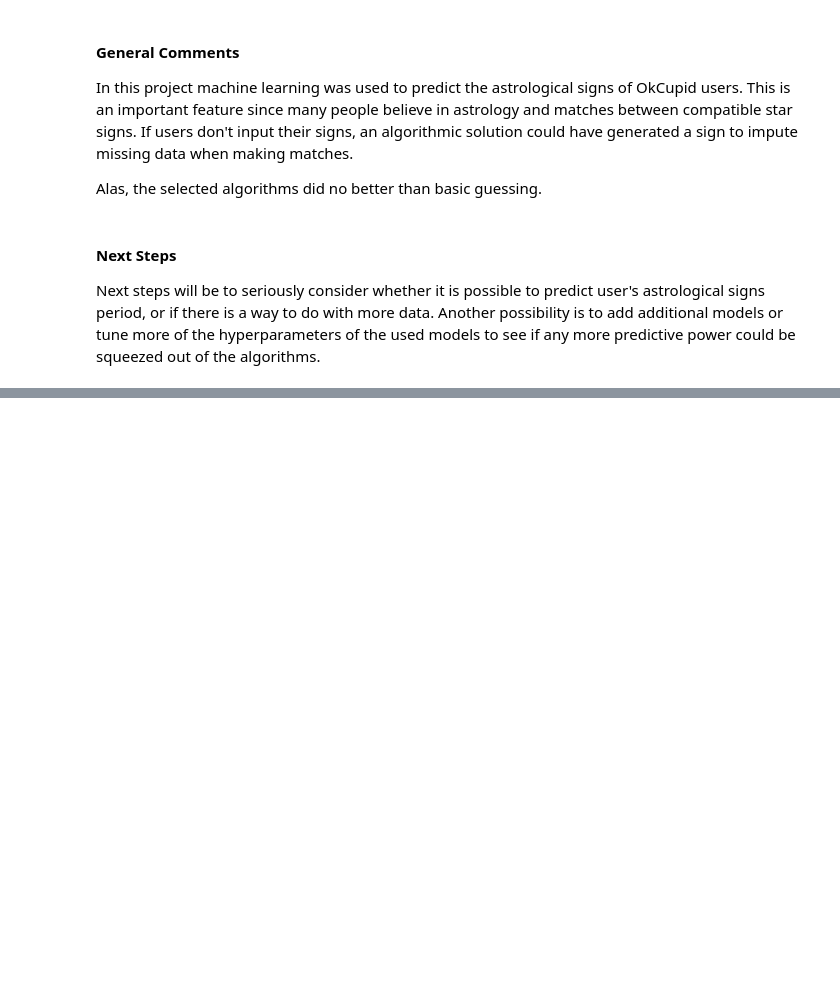
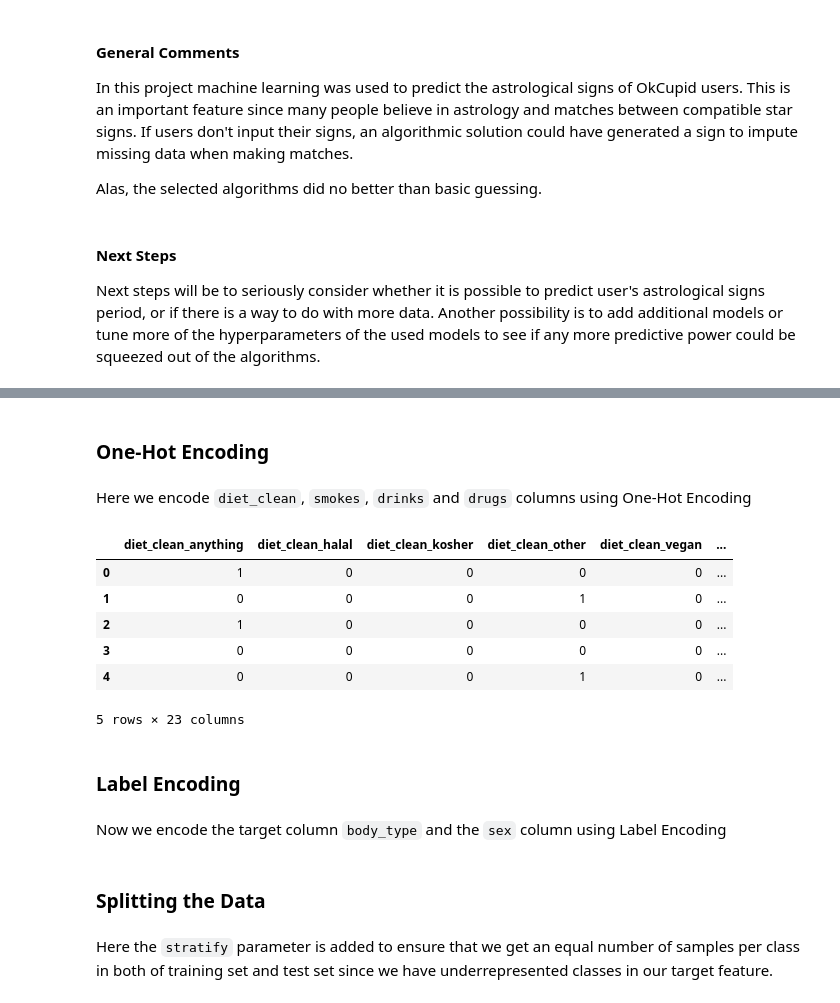
Before and after one commit to webmaster99-stack/course-project-math-for-devs, a Jupyter notebook: main.ipynb, the cells around one changed output, grey strips where cells are left out. Drawn from its saved outputs; the diff is of its cells as text; code cells hidden in the pictures; blank space fills up the shorter version.

```diff
--- a/main.ipynb
+++ b/main.ipynb
@@ -574,0 +615,6 @@ Next steps will be to seriously consider whether it is possible to predict user'
+# %%
+profiles_copy["diet"] = profiles_copy["diet"].fillna("other")
+profiles_copy["body_type"] = profiles_copy["body_type"].fillna("other")
+profiles_copy["drinks"] = profiles_copy["drinks"].fillna("rather not say")
+profiles_copy["drugs"] = profiles_copy["drugs"].fillna("never")
+profiles_copy["smokes"] = profiles_copy["smokes"].fillna("rather not say")
@@ -574,0 +648,6 @@ Next steps will be to seriously consider whether it is possible to predict user'
+# %%
+profiles_copy["diet_clean"] = profiles_copy["diet"].str.replace("mostly", "").str.replace("strictly", "").str.strip()
+print(column_value_counts(profiles_copy, "diet_clean"))
+print(column_value_counts(profiles_copy, "smokes"))
+print(column_value_counts(profiles_copy, "body_type"))
+print(column_value_counts(profiles_copy, "drinks"))
@@ -574,0 +672,20 @@ Next steps will be to seriously consider whether it is possible to predict user'
+# %% [markdown]
+### One-Hot Encoding
+# %% [markdown]
+Here we encode `diet_clean`, `smokes`, `drinks` and `drugs` columns using One-Hot Encoding
+# %%
+ohe_df = pd.get_dummies(profiles_copy[["diet_clean", "smokes", "drinks", "drugs"]], dtype=int)
+ohe_df["age"] = profiles_copy["age"]
+ohe_df.head()
+# %% [output]
+|  | diet_clean_anything | diet_clean_halal | diet_clean_kosher | diet_clean_other | diet_clean_vegan | ... |
+| 0 | 1 | 0 | 0 | 0 | 0 | ... |
+| 1 | 0 | 0 | 0 | 1 | 0 | ... |
+| 2 | 1 | 0 | 0 | 0 | 0 | ... |
+| 3 | 0 | 0 | 0 | 0 | 0 | ... |
+| 4 | 0 | 0 | 0 | 1 | 0 | ... |
+5 rows × 23 columns
+# %% [markdown]
+### Label Encoding
+# %% [markdown]
+Now we encode the target column `body_type` and the `sex` column using Label Encoding
@@ -574,0 +700,4 @@ Next steps will be to seriously consider whether it is possible to predict user'
+# %% [markdown]
+### Splitting the Data
+# %% [markdown]
+Here the `stratify` parameter is added to ensure that we get an equal number of samples per class in both of training set and test set since we have underrepresented classes in our target feature.
```
Also changed, not shown: parts of 12 cells of this notebook.
